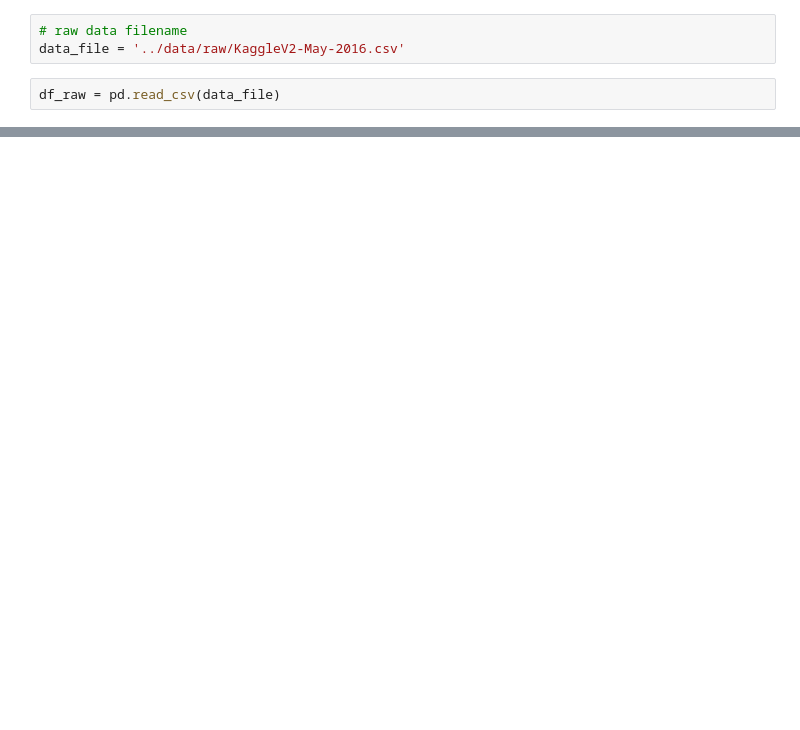
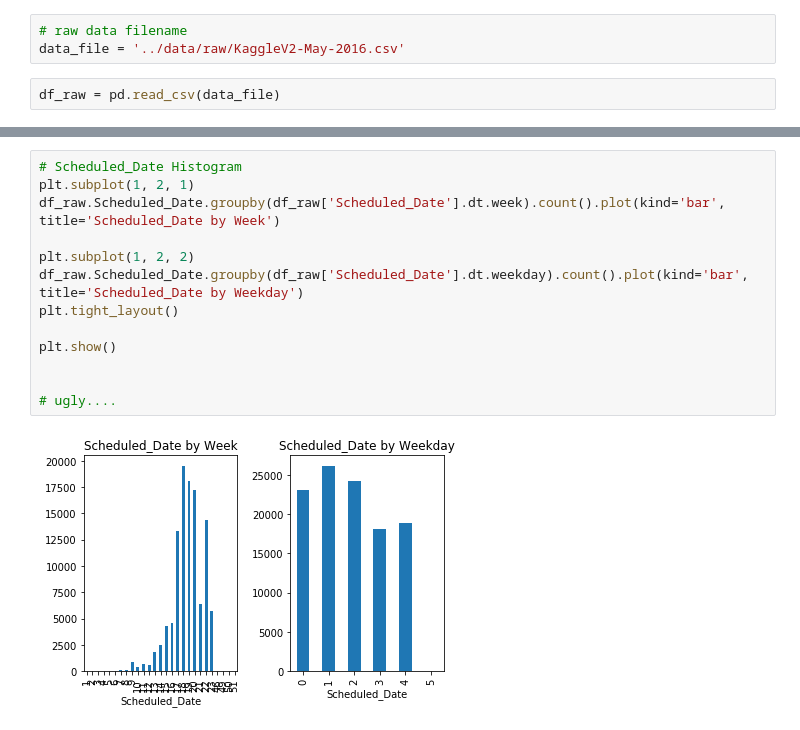
Before and after one commit to jkgerig/springboard_capstone_1, a Jupyter notebook: notebooks/1.0-jkg-initial-data-exploration.ipynb, the cells around one changed output, grey strips where cells are left out. Drawn from its saved outputs; the diff is of its cells as text; blank space fills up the shorter version.

```diff
--- a/notebooks/1.0-jkg-initial-data-exploration.ipynb
+++ b/notebooks/1.0-jkg-initial-data-exploration.ipynb
@@ -166,0 +309,15 @@ Name: AppointmentDay, Length: 110527, dtype: datetime64[ns]
+# %%
+# Scheduled_Date Histogram
+plt.subplot(1, 2, 1)
+df_raw.Scheduled_Date.groupby(df_raw['Scheduled_Date'].dt.week).count().plot(kind='bar', title='Scheduled_Date by Week')
+
+plt.subplot(1, 2, 2)
+df_raw.Scheduled_Date.groupby(df_raw['Scheduled_Date'].dt.weekday).count().plot(kind='bar', title='Scheduled_Date by Weekday')
+plt.tight_layout()
+
+plt.show()
+
+
+# ugly....
+# %% [output]
+[figure, added]
```
Also changed, not shown: parts of 33 cells of this notebook.
